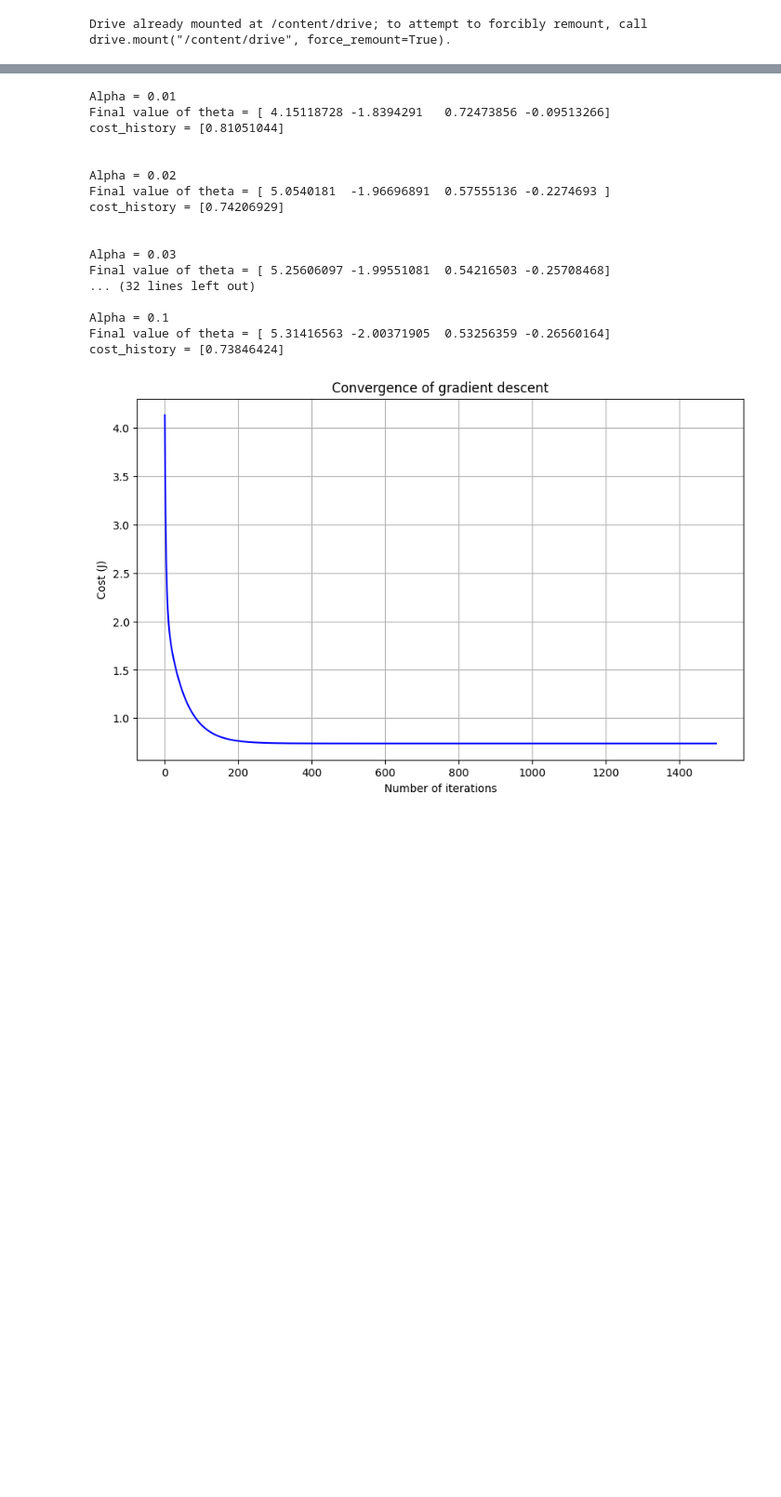
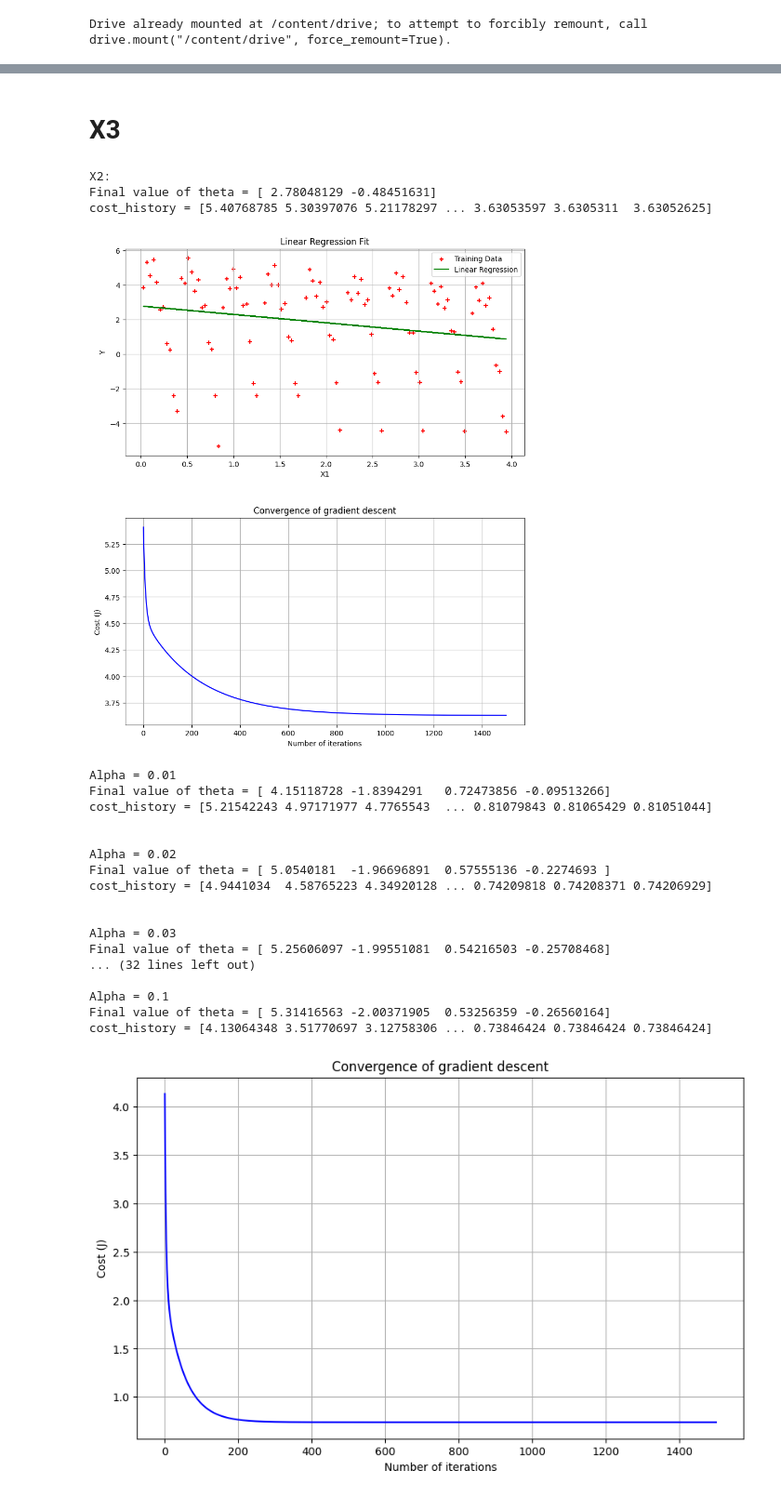
Before and after one commit to charlie-51135/Intro-to-ML, a Jupyter notebook: Homework1_P2_All.ipynb, the cells around one changed output, grey strips where cells are left out. Shown: that part at 93% size. Drawn from its saved outputs; the diff is of its cells as text; code cells hidden in the pictures; blank space fills up the shorter version.

```diff
--- a/Homework1_P2_All.ipynb
+++ b/Homework1_P2_All.ipynb
@@ -75,23 +164,60 @@ def gradient_descent(X, y, theta, alpha, iterations):
+# %% [markdown]
+# **X3**
+# %%
+alpha = 0.01
+theta, cost_history = gradient_descent(X3, y, alpha, iterations)
+print("X2:")
+print('Final value of theta =', theta)
+print('cost_history =', cost_history)
+print("\n")
+
+# Create a 2x1 figure containing two subplots
+figure, (plot1, plot2) = plt.subplots(2, 1, figsize=(10, 12))
+
+# Plot linear regression fit
+plot1.scatter(X3[:, 1], y, color='red', marker='+', label='Training Data')
+plot1.plot(X3[:, 1], X3.dot(theta), color='green', label='Linear Regression')
+plot1.grid(True)
+plot1.set_xlabel('X1')
+plot1.set_ylabel('Y')
+plot1.set_title('Linear Regression Fit')
+plot1.legend()
+
+# Plot convergence of gradient descent
+plot2.plot(range(1, iterations + 1), cost_history, color='blue')
+plot2.grid(True)
+plot2.set_xlabel('Number of iterations')
+plot2.set_ylabel('Cost (J)')
+plot2.set_title('Convergence of gradient descent')
+
+# Spacing between plots
+plt.subplots_adjust(hspace=0.3)
+
+# Show the plot
+plt.show()
+# %% [output]
+X2:
+Final value of theta = [ 2.78048129 -0.48451631]
+cost_history = [5.40768785 5.30397076 5.21178297 ... 3.63053597 3.6305311  3.63052625]
+[figure, added]
 # %%
 alpha_values = [0.01, 0.02, 0.03, 0.04, 0.05, 0.06, 0.07, 0.08, 0.09, 0.1]
-iterations = 1500
 
 for alpha in alpha_values:
-    theta = np.zeros(4)
-    theta, cost_history = gradient_descent(X, y, theta, alpha, iterations)
+    theta, cost_history = gradient_descent(X, y, alpha, iterations)
     print(f'Alpha = {alpha}')
     print('Final value of theta =', theta)
-    print('cost_history =', cost_history[-1:])
+    print('cost_history =', cost_history)
     print('\n')
 # %% [output]
 Alpha = 0.01
 Final value of theta = [ 4.15118728 -1.8394291   0.72473856 -0.09513266]
-cost_history = [0.81051044]
+cost_history = [5.21542243 4.97171977 4.7765543  ... 0.81079843 0.81065429 0.81051044]
 
 
 Alpha = 0.02
 Final value of theta = [ 5.0540181  -1.96696891  0.57555136 -0.2274693 ]
-cost_history = [0.74206929]
+cost_history = [4.9441034  4.58765223 4.34920128 ... 0.74209818 0.74208371 0.74206929]
 
 
 Alpha = 0.03
@@ -100,7 +226,7 @@ Final value of theta = [ 5.25606097 -1.99551081  0.54216503 -0.25708468]
 
 Alpha = 0.1
 Final value of theta = [ 5.31416563 -2.00371905  0.53256359 -0.26560164]
-cost_history = [0.73846424]
+cost_history = [4.13064348 3.51770697 3.12758306 ... 0.73846424 0.73846424 0.73846424]
 # %%
 plt.plot(range(1, iterations + 1), cost_history, color='blue')
 plt.rcParams["figure.figsize"] = (10, 6)
```
Also changed, not shown: parts of 7 cells of this notebook.
